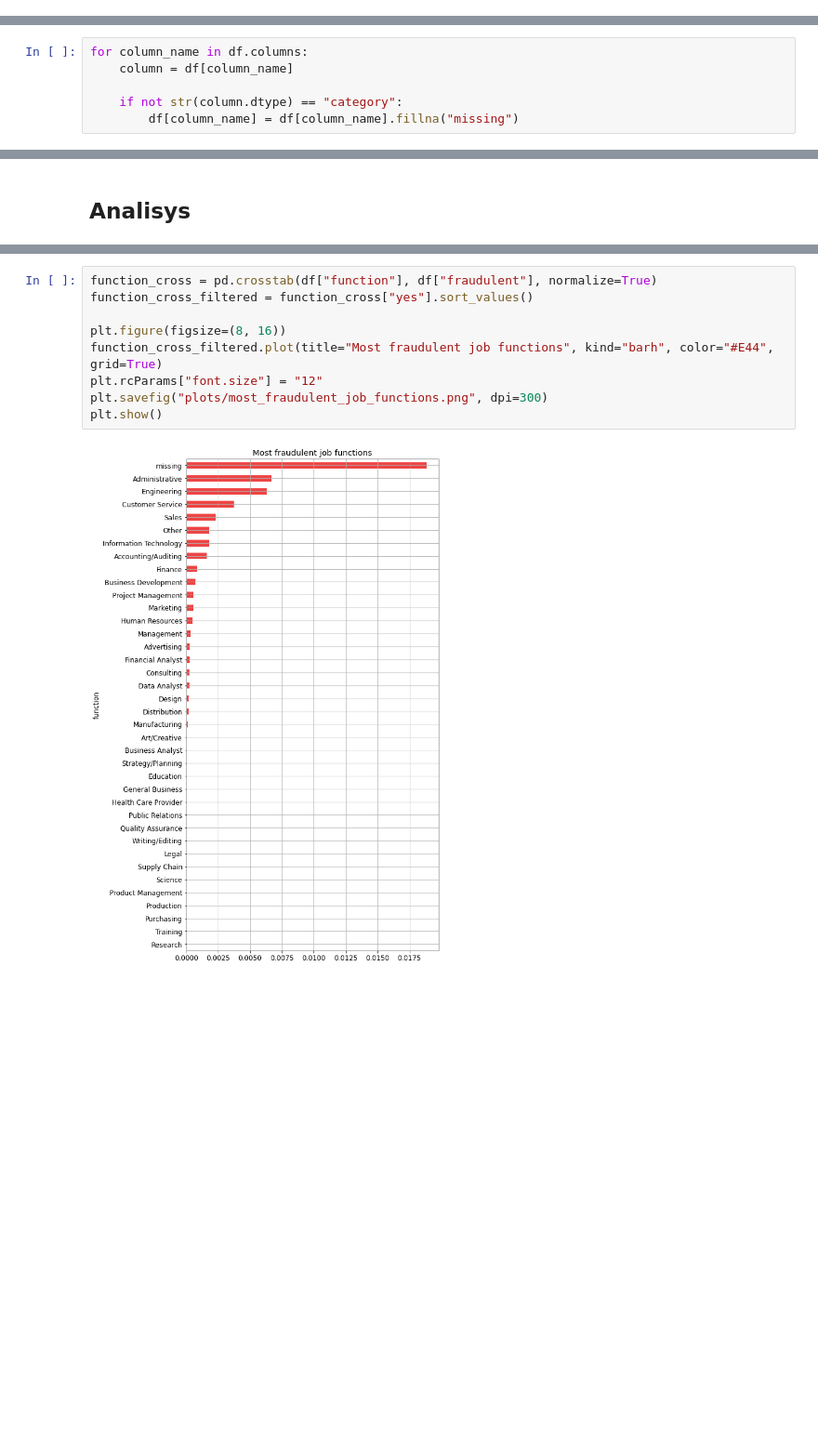
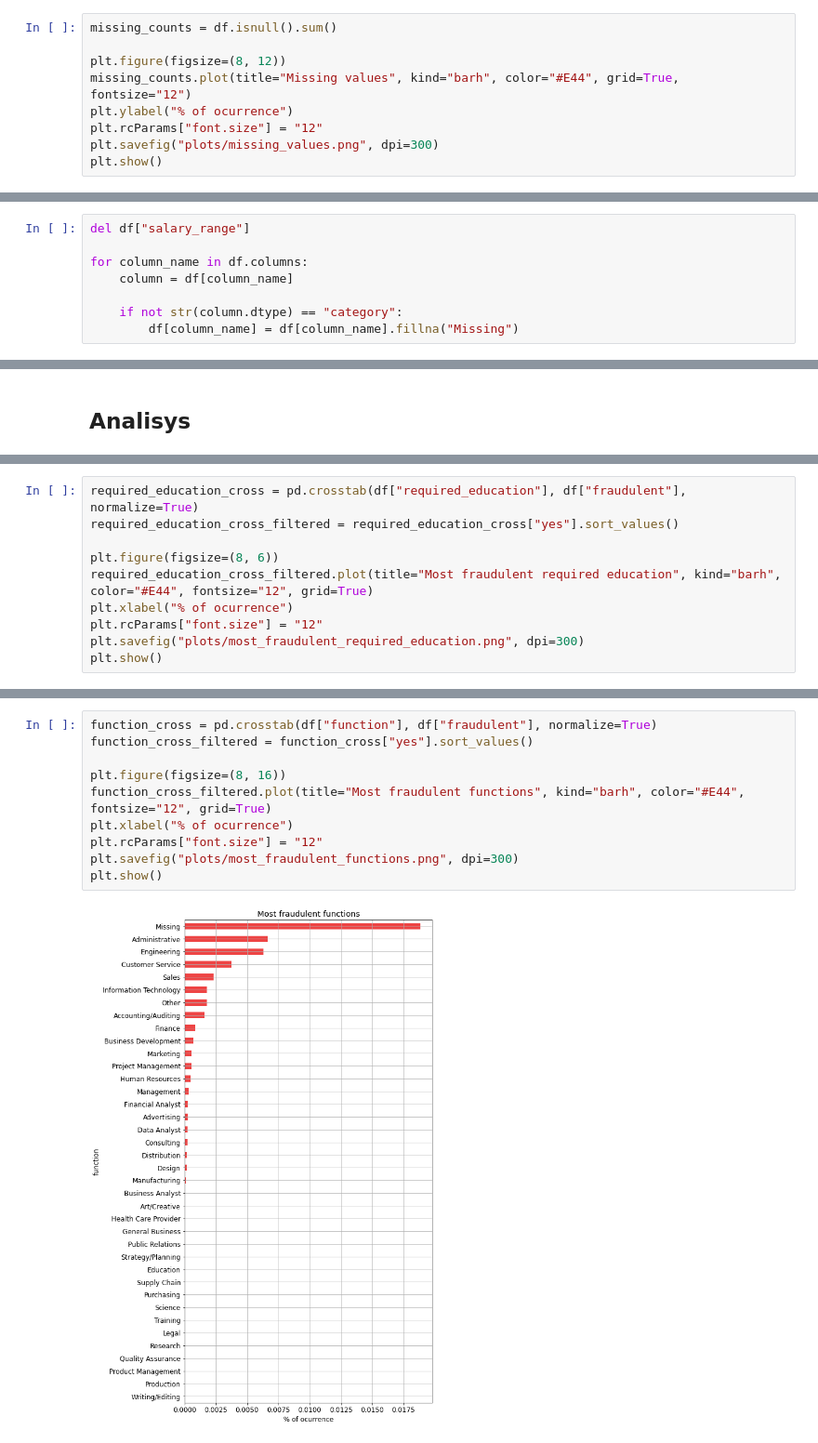
Before and after one commit to FelixLuciano/Fake-JobPosting-Prediction, a Jupyter notebook: notebooks/Exploratory_analysis.ipynb, the cells around one changed output, grey strips where cells are left out. Shown at 93% size. Drawn from its saved outputs; the diff is of its cells as text; blank space fills up the shorter version.

```diff
--- a/notebooks/Exploratory_analysis.ipynb
+++ b/notebooks/Exploratory_analysis.ipynb
@@ -83,0 +61,9 @@ dtype: int64
+# %%
+missing_counts = df.isnull().sum()
+
+plt.figure(figsize=(8, 12))
+missing_counts.plot(title="Missing values", kind="barh", color="#E44", grid=True, fontsize="12")
+plt.ylabel("% of ocurrence")
+plt.rcParams["font.size"] = "12"
+plt.savefig("plots/missing_values.png", dpi=300)
+plt.show()
@@ -84,9 +72,11 @@ dtype: int64
 # %%
+del df["salary_range"]
+
 for column_name in df.columns:
     column = df[column_name]
 
     if not str(column.dtype) == "category":
-        df[column_name] = df[column_name].fillna("missing")
+        df[column_name] = df[column_name].fillna("Missing")
 # %%
 df
 # %% [output]
@@ -152,0 +147,10 @@ plt.show()
+# %%
+required_education_cross = pd.crosstab(df["required_education"], df["fraudulent"], normalize=True)
+required_education_cross_filtered = required_education_cross["yes"].sort_values()
+
+plt.figure(figsize=(8, 6))
+required_education_cross_filtered.plot(title="Most fraudulent required education", kind="barh", color="#E44", fontsize="12", grid=True)
+plt.xlabel("% of ocurrence")
+plt.rcParams["font.size"] = "12"
+plt.savefig("plots/most_fraudulent_required_education.png", dpi=300)
+plt.show()
@@ -153,14 +159,15 @@ plt.show()
 # %%
 function_cross = pd.crosstab(df["function"], df["fraudulent"], normalize=True)
 function_cross_filtered = function_cross["yes"].sort_values()
 
 plt.figure(figsize=(8, 16))
-function_cross_filtered.plot(title="Most fraudulent job functions", kind="barh", color="#E44", grid=True)
+function_cross_filtered.plot(title="Most fraudulent functions", kind="barh", color="#E44", fontsize="12", grid=True)
+plt.xlabel("% of ocurrence")
 plt.rcParams["font.size"] = "12"
-plt.savefig("plots/most_fraudulent_job_functions.png", dpi=300)
+plt.savefig("plots/most_fraudulent_functions.png", dpi=300)
 plt.show()
 # %% [output]
-[figure, old version]
+[figure, new version]
 # %%
 industry_cross = pd.crosstab(df["industry"], df["fraudulent"], normalize=True)
 industry_cross_filtered = industry_cross["yes"].sort_values(ascending=False).iloc[0:20]
```
Also changed, not shown: parts of 10 cells of this notebook, 11 other files.
